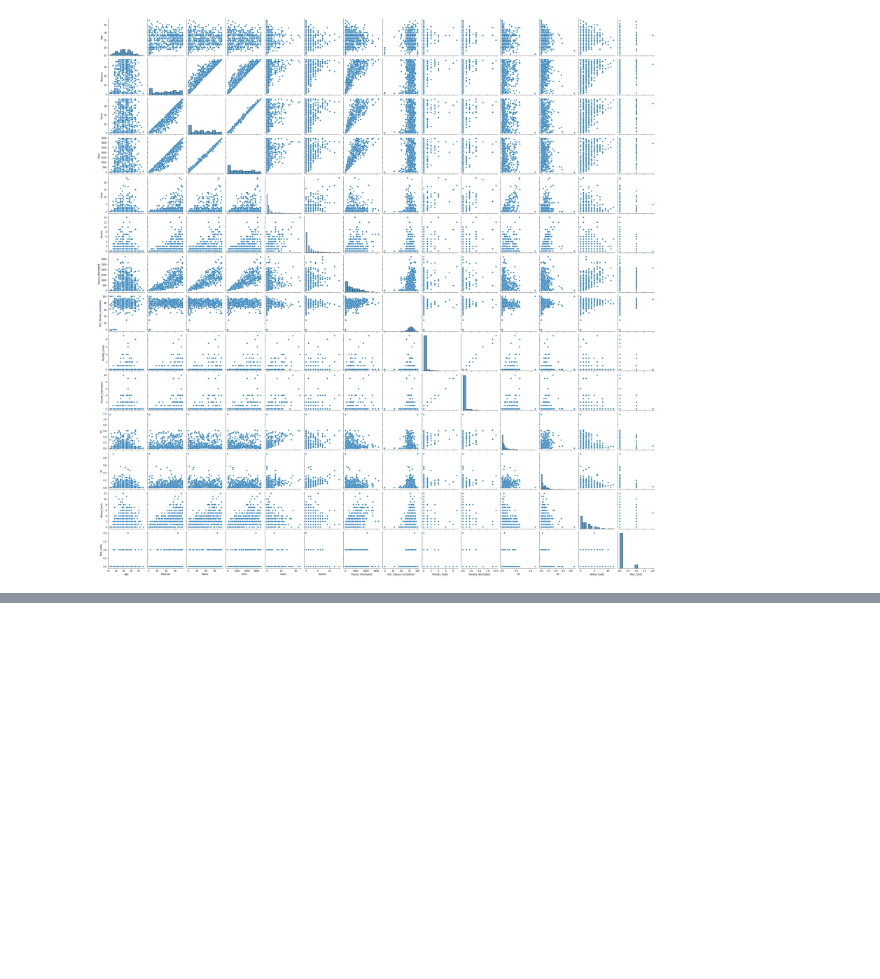
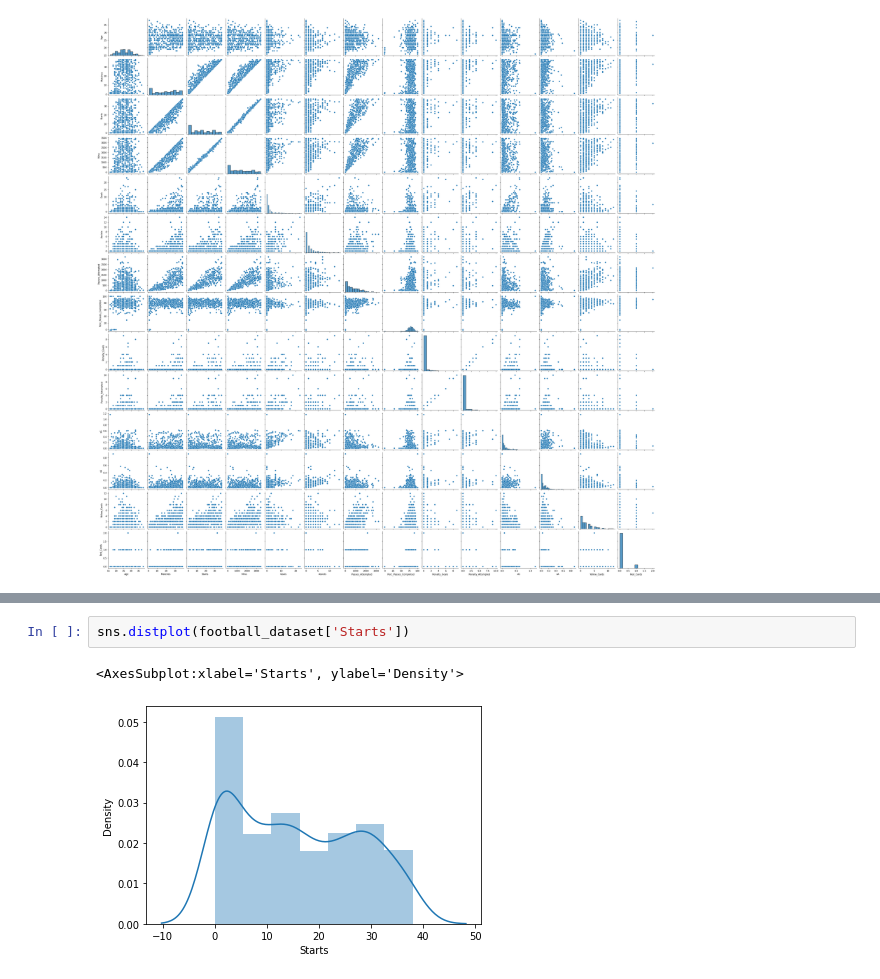
Before and after one commit to vijananish/exploratory-data-analysis, a Jupyter notebook: football-dataset/football-dataset.ipynb, the cells around one changed output, grey strips where cells are left out. Cells and saved outputs as stored; diff of their text form; blank space fills up the shorter version.

```diff
--- a/football-dataset/football-dataset.ipynb
+++ b/football-dataset/football-dataset.ipynb
@@ -72,0 +90,5 @@ sns.pairplot(football_dataset)
+# %%
+sns.distplot(football_dataset['Starts'])
+# %% [output]
+<AxesSubplot:xlabel='Starts', ylabel='Density'>
+[figure, added]
```
Also changed, not shown: parts of 47 cells of this notebook.
